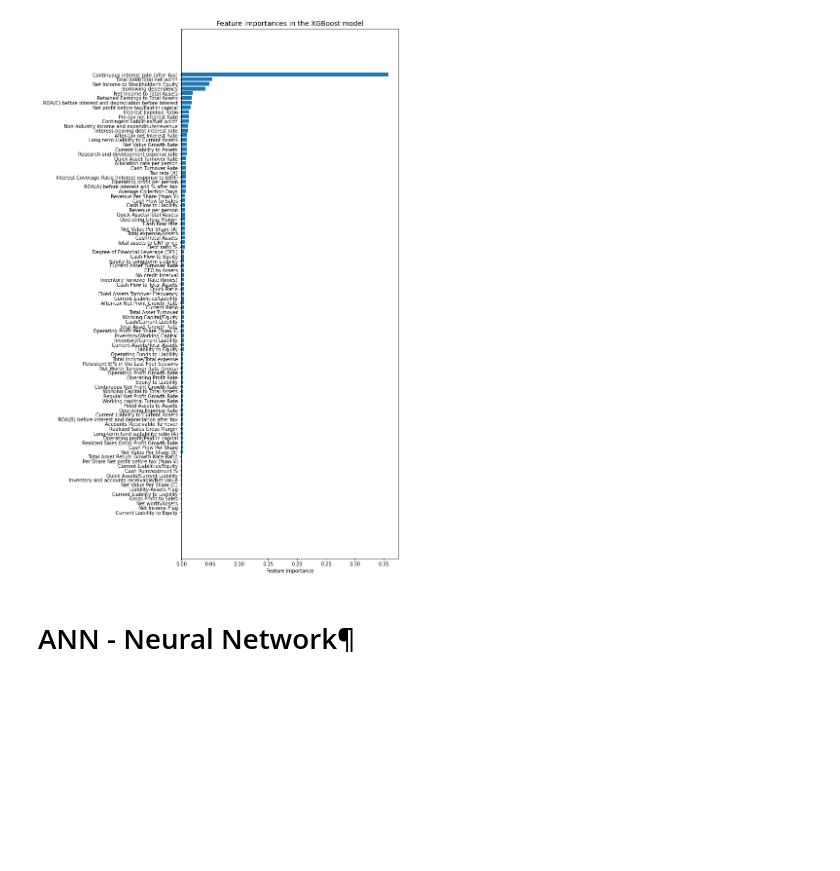
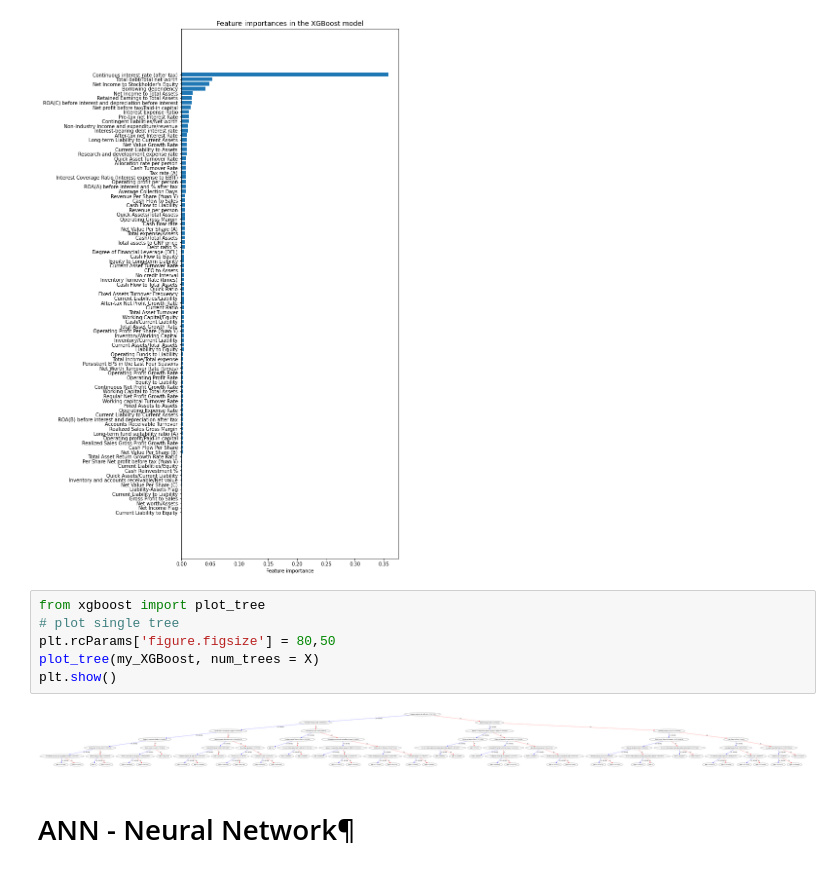
Before and after one commit to edwardramirez/company-bankruptcy-prediction, a Jupyter notebook: Company-bankruptcy-Prediction/company-bankruptcy-prediction.ipynb, the cells around one changed output. Cells and saved outputs as stored; diff of their text form; blank space fills up the shorter version.

Commit message:
xgb tree

```diff
--- a/Company-bankruptcy-Prediction/company-bankruptcy-prediction.ipynb
+++ b/Company-bankruptcy-Prediction/company-bankruptcy-prediction.ipynb
@@ -558,6 +558,14 @@ plt.xlabel("Feature importance")
 plt.margins(y=0.1)
 # %% [output]
 [figure]
+# %%
+from xgboost import plot_tree
+# plot single tree
+plt.rcParams['figure.figsize'] = 80,50
+plot_tree(my_XGBoost, num_trees = X)
+plt.show()
+# %% [output]
+[figure, added]
 # %% [markdown]
 # ANN - Neural Network¶
 # %% [markdown]
```
Also changed, not shown: parts of 14 cells of this notebook.
